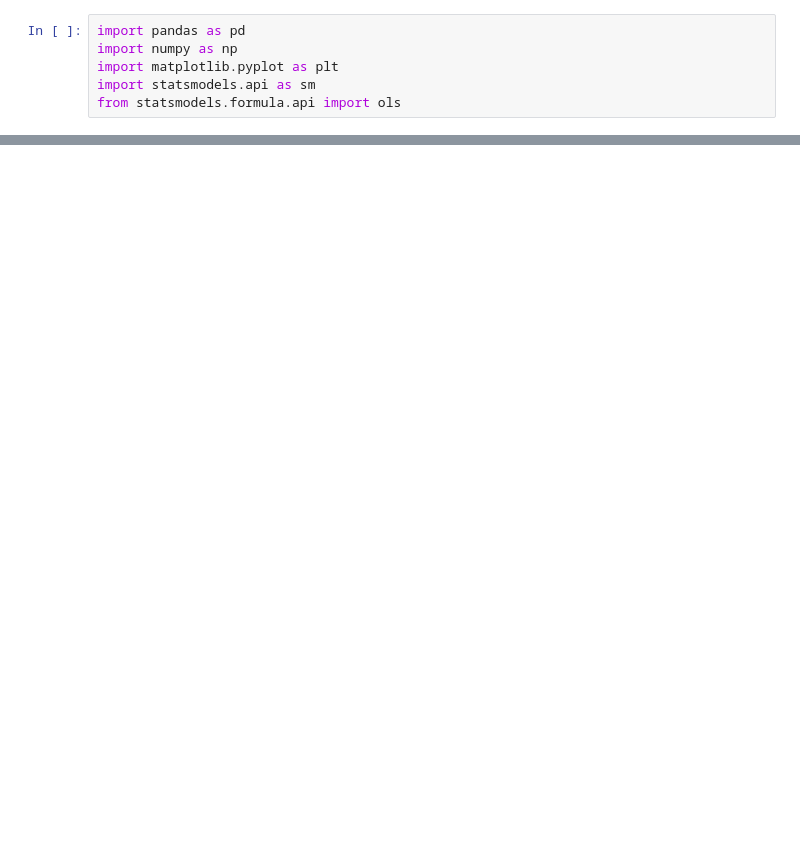
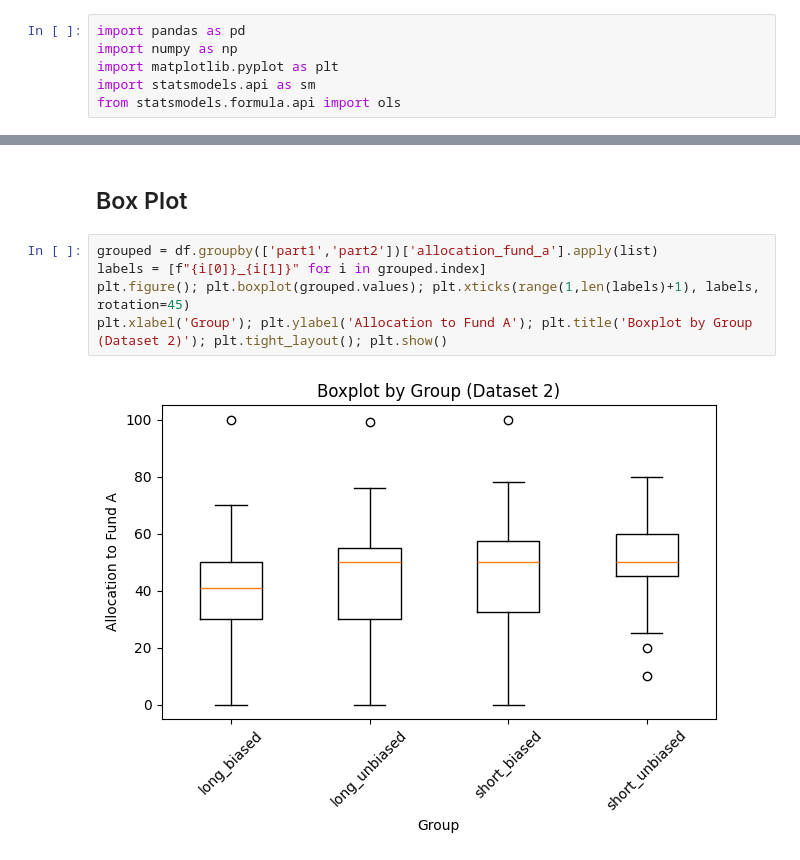
Before and after one commit to FeKapp/bachelorthesis-data-analysis, a Jupyter notebook: anova_analysis.ipynb, the cells around one changed output, grey strips where cells are left out. Saved outputs shown, nothing was run; the diff lists cells and outputs as text; blank space fills up the shorter version.

```diff
--- a/anova_analysis.ipynb
+++ b/anova_analysis.ipynb
@@ -23,0 +59,9 @@ ModuleNotFoundError: No module named 'ace_tools'
+# %% [markdown]
+## Box Plot
+# %%
+grouped = df.groupby(['part1','part2'])['allocation_fund_a'].apply(list)
+labels = [f"{i[0]}_{i[1]}" for i in grouped.index]
+plt.figure(); plt.boxplot(grouped.values); plt.xticks(range(1,len(labels)+1), labels, rotation=45)
+plt.xlabel('Group'); plt.ylabel('Allocation to Fund A'); plt.title('Boxplot by Group (Dataset 2)'); plt.tight_layout(); plt.show()
+# %% [output]
+[figure, added]
```
Also changed, not shown: parts of 9 cells of this notebook, 2 other files.
